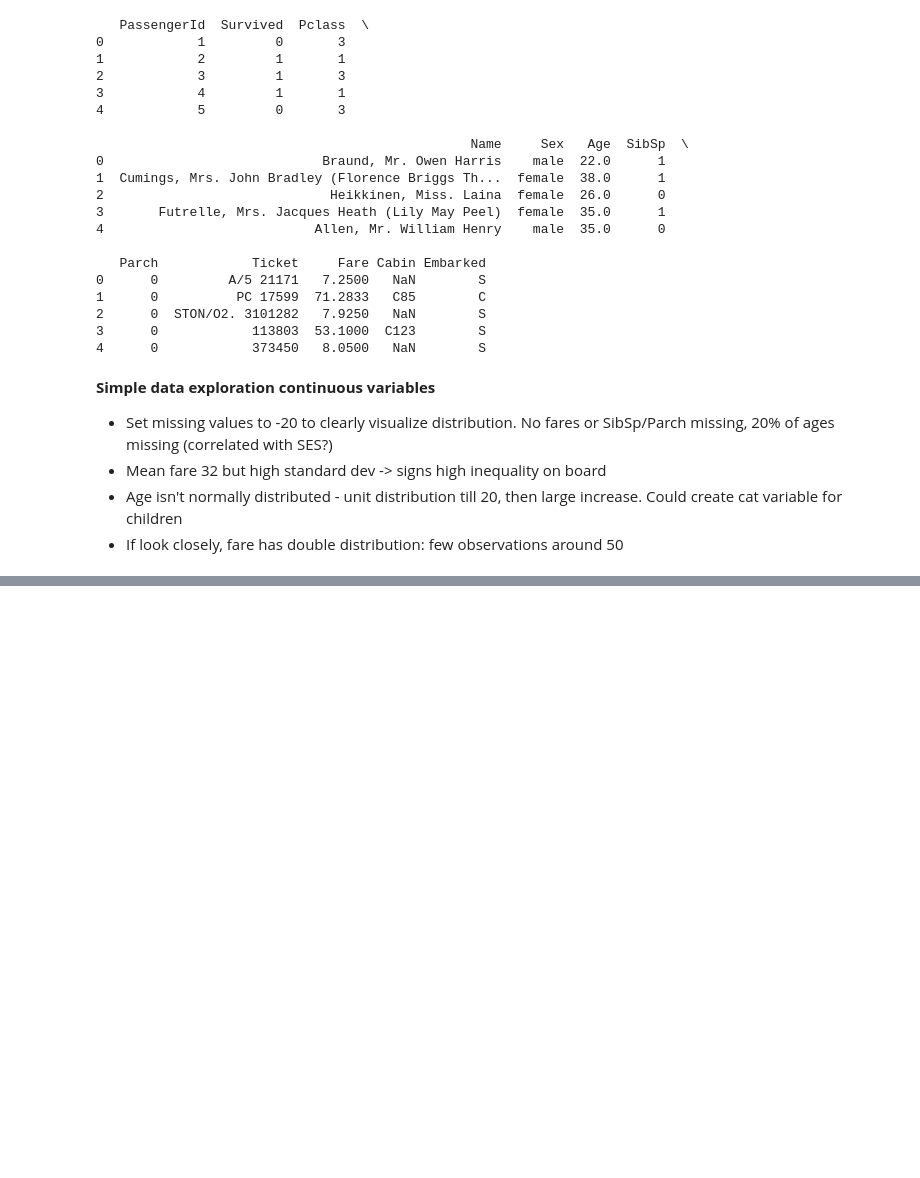
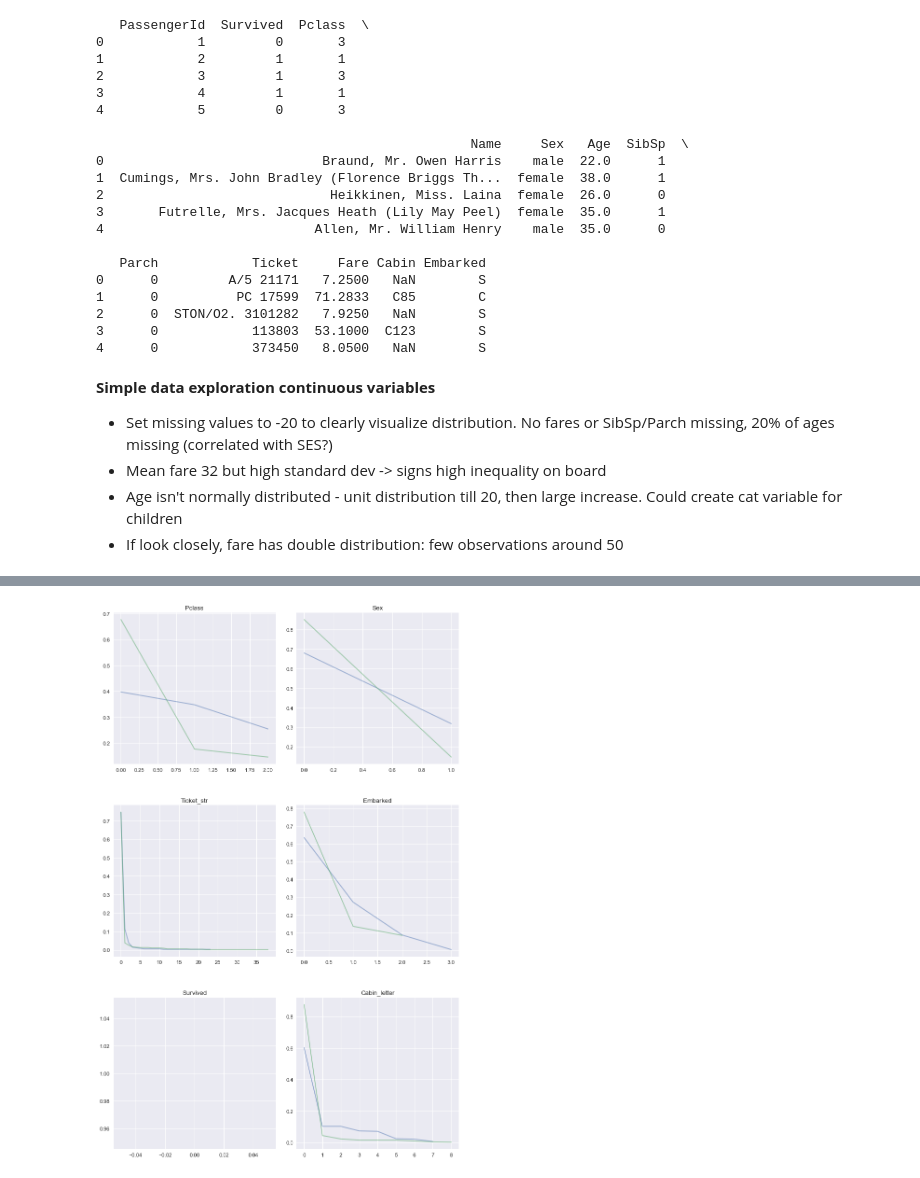
Before and after one commit to bacumin/Code_projects, a Jupyter notebook: Titanic modelling.ipynb, the cells around one changed output, grey strips where cells are left out. Cells and saved outputs as stored; diff of their text form; code cells hidden in the pictures; blank space fills up the shorter version.

```diff
--- a/Titanic modelling.ipynb
+++ b/Titanic modelling.ipynb
@@ -178,0 +224,20 @@ Name: Cabin_number, dtype: object
+# %%
+subset_0=df[discrete_1][df['Survived']==0]
+subset_1=df[discrete_1][df['Survived']==1]
+
+fig1, axs1 = plt.subplots(3,2, figsize=(10,15),dpi=80, squeeze=False)
+fig1.tight_layout(h_pad=5.0)
+for ax1,i in zip(axs1, range(3)):
+    for k in range(2):
+        column=discrete_1[2*i+k]
+        y0=subset_0[column].value_counts()/len(subset_0)
+        x0=range(len(subset_0[column].unique()))
+        x1=range(len(subset_1[column].unique()))
+        x_vals=subset_1[column].unique()
+        y1=subset_1[column].value_counts()/len(subset_1)
+        axis=ax1[k]
+        axis.plot(x1,y1, alpha=0.5)
+        axis.plot(x0,y0, alpha=0.5)
+        axis.set_title(column)
+# %% [output]
+[figure, added]
```
Also changed, not shown: parts of 26 cells of this notebook.
